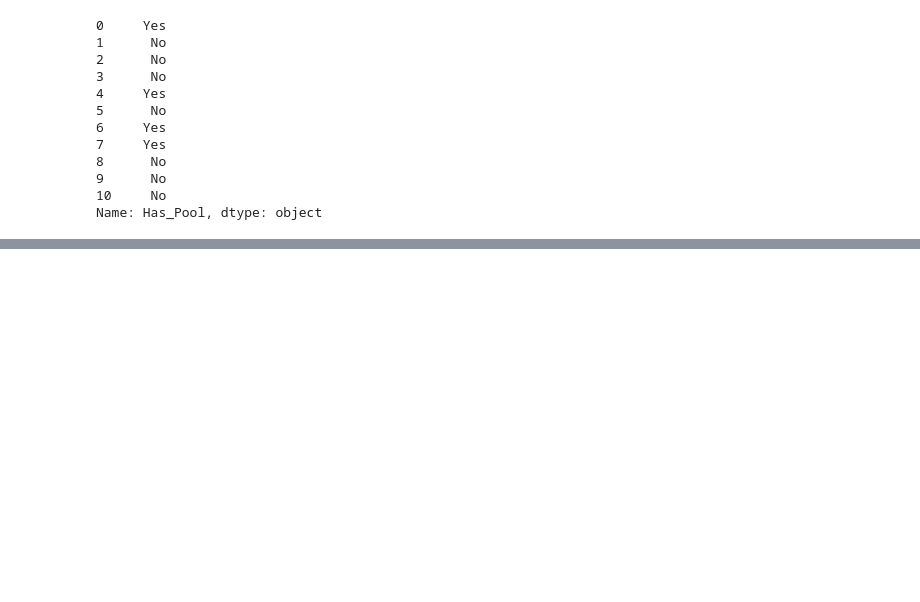
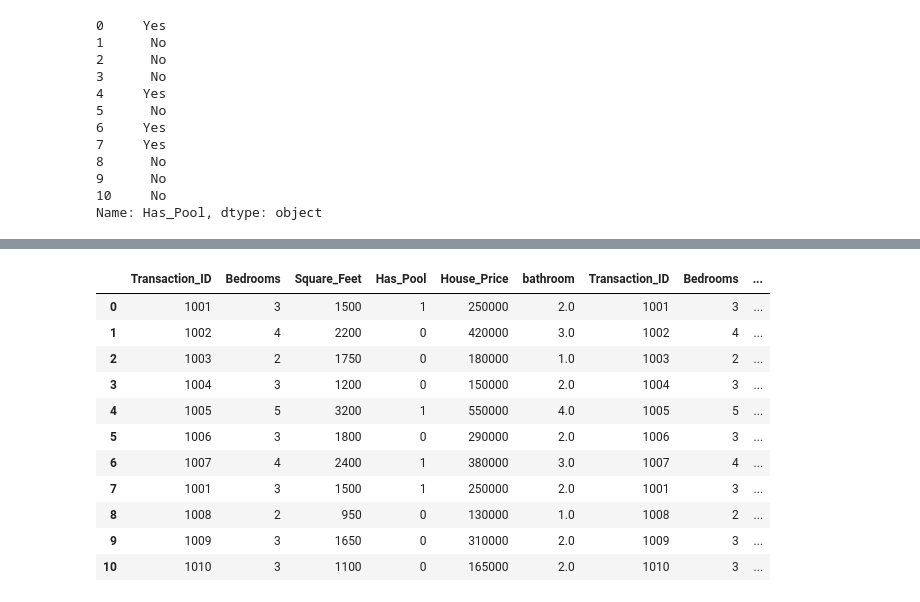
Before and after one commit to Pratham-1919/Sculptsoft-ML-Task, a Jupyter notebook: 28 May/Pandas/dataframe__pandas.ipynb, the cells around one changed output, grey strips where cells are left out. Cells and saved outputs as stored; diff of their text form; code cells hidden in the pictures; blank space fills up the shorter version.

```diff
--- a/28 May/Pandas/dataframe__pandas.ipynb
+++ b/28 May/Pandas/dataframe__pandas.ipynb
@@ -225,0 +226,16 @@ df5.describe()
+# %%
+new_list = [df5,df5,df5]
+pd.concat(new_list,axis = 1)
+# %% [output]
+|  | Transaction_ID | Bedrooms | Square_Feet | Has_Pool | House_Price | bathroom | Transaction_ID | Bedrooms | ... |
+| 0 | 1001 | 3 | 1500 | 1 | 250000 | 2.0 | 1001 | 3 | ... |
+| 1 | 1002 | 4 | 2200 | 0 | 420000 | 3.0 | 1002 | 4 | ... |
+| 2 | 1003 | 2 | 1750 | 0 | 180000 | 1.0 | 1003 | 2 | ... |
+| 3 | 1004 | 3 | 1200 | 0 | 150000 | 2.0 | 1004 | 3 | ... |
+| 4 | 1005 | 5 | 3200 | 1 | 550000 | 4.0 | 1005 | 5 | ... |
+| 5 | 1006 | 3 | 1800 | 0 | 290000 | 2.0 | 1006 | 3 | ... |
+| 6 | 1007 | 4 | 2400 | 1 | 380000 | 3.0 | 1007 | 4 | ... |
+| 7 | 1001 | 3 | 1500 | 1 | 250000 | 2.0 | 1001 | 3 | ... |
+| 8 | 1008 | 2 | 950 | 0 | 130000 | 1.0 | 1008 | 2 | ... |
+| 9 | 1009 | 3 | 1650 | 0 | 310000 | 2.0 | 1009 | 3 | ... |
+| 10 | 1010 | 3 | 1100 | 0 | 165000 | 2.0 | 1010 | 3 | ... |
```
Also changed, not shown: parts of 6 cells of this notebook, 2 other files.
